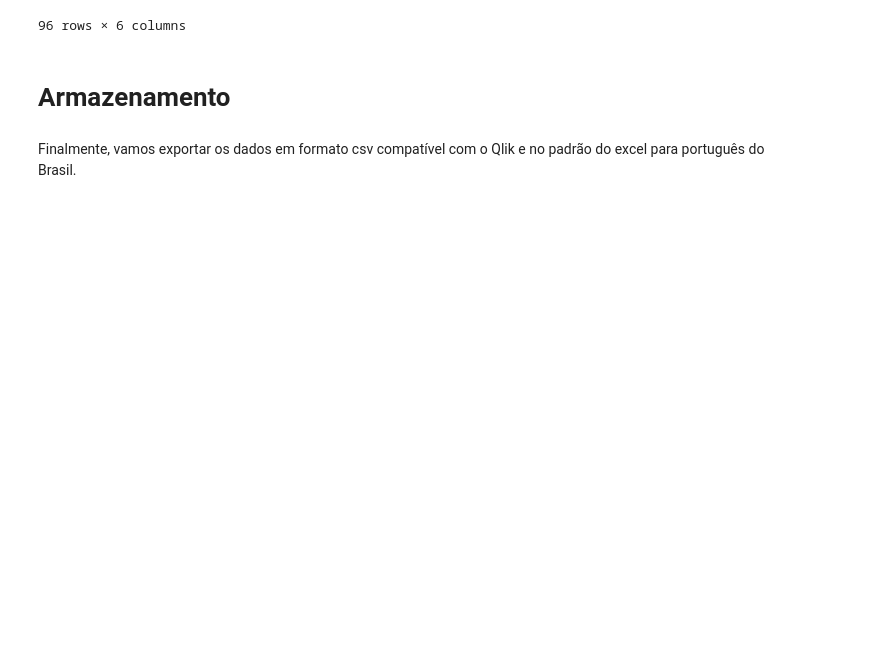
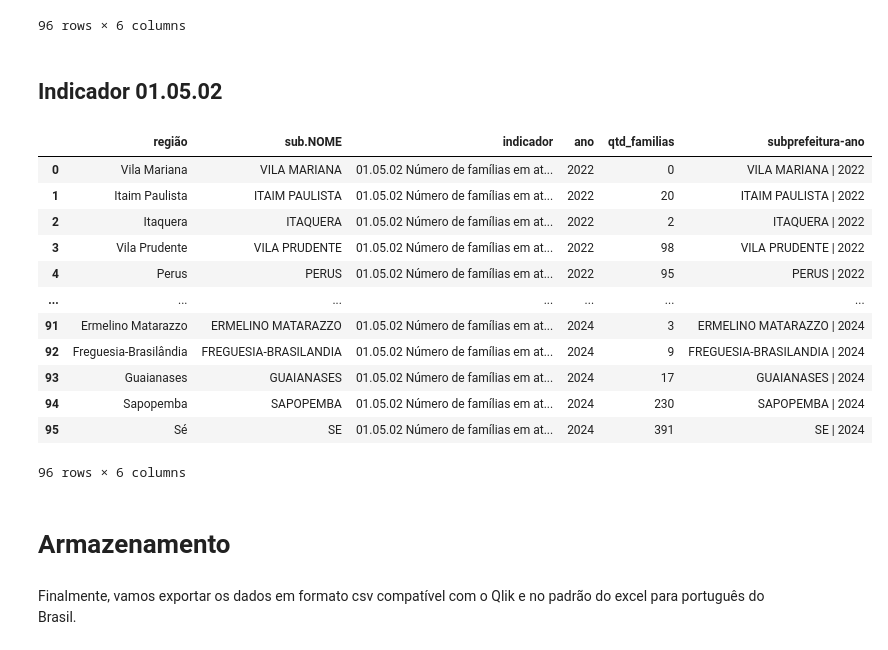
Before and after one commit to ObservatorioPoliticasTCM/datasp-dados, a Jupyter notebook: notebooks_outputs/urbanismo/06 Observa Sampa - transformação e armazenamento.ipynb, the cells around one changed output. Saved outputs shown, nothing was run; the diff lists cells and outputs as text; code cells hidden in the pictures; blank space fills up the shorter version.

```diff
--- a/notebooks_outputs/urbanismo/06 Observa Sampa - transformação e armazenamento.ipynb
+++ b/notebooks_outputs/urbanismo/06 Observa Sampa - transformação e armazenamento.ipynb
@@ -353,6 +353,31 @@ df_110102
 | 94 | Casa Verde-Cachoeirinha | CASA VERDE-CACHOEIRINHA | 11.01.02 Número de famílias benef... | 2024 | 1353 | CASA VERDE-CACHOEIRINHA | 2024 |
 | 95 | Cidade Ademar | CIDADE ADEMAR | 11.01.02 Número de famílias benef... | 2024 | 2527 | CIDADE ADEMAR | 2024 |
 96 rows × 6 columns
+# %% [markdown]
+## Indicador 01.05.02
+# %%
+df_010502 = pipeline_completa(
+    df=df_010502,
+    subs_qlik=subs_qlik,
+    df_subs_ano=df_subs_ano,
+    dtypes={'qtd_familias': int, 'ano': int}
+)
+# %%
+df_010502
+# %% [output]
+|  | região | sub.NOME | indicador | ano | qtd_familias | subprefeitura-ano |
+| 0 | Vila Mariana | VILA MARIANA | 01.05.02 Número de famílias em at... | 2022 | 0 | VILA MARIANA | 2022 |
+| 1 | Itaim Paulista | ITAIM PAULISTA | 01.05.02 Número de famílias em at... | 2022 | 20 | ITAIM PAULISTA | 2022 |
+| 2 | Itaquera | ITAQUERA | 01.05.02 Número de famílias em at... | 2022 | 2 | ITAQUERA | 2022 |
+| 3 | Vila Prudente | VILA PRUDENTE | 01.05.02 Número de famílias em at... | 2022 | 98 | VILA PRUDENTE | 2022 |
+| 4 | Perus | PERUS | 01.05.02 Número de famílias em at... | 2022 | 95 | PERUS | 2022 |
+| ... | ... | ... | ... | ... | ... | ... |
+| 91 | Ermelino Matarazzo | ERMELINO MATARAZZO | 01.05.02 Número de famílias em at... | 2024 | 3 | ERMELINO MATARAZZO | 2024 |
+| 92 | Freguesia-Brasilândia | FREGUESIA-BRASILANDIA | 01.05.02 Número de famílias em at... | 2024 | 9 | FREGUESIA-BRASILANDIA | 2024 |
+| 93 | Guaianases | GUAIANASES | 01.05.02 Número de famílias em at... | 2024 | 17 | GUAIANASES | 2024 |
+| 94 | Sapopemba | SAPOPEMBA | 01.05.02 Número de famílias em at... | 2024 | 230 | SAPOPEMBA | 2024 |
+| 95 | Sé | SE | 01.05.02 Número de famílias em at... | 2024 | 391 | SE | 2024 |
+96 rows × 6 columns
 # %% [markdown]
 # Armazenamento
 # %% [markdown]
```
